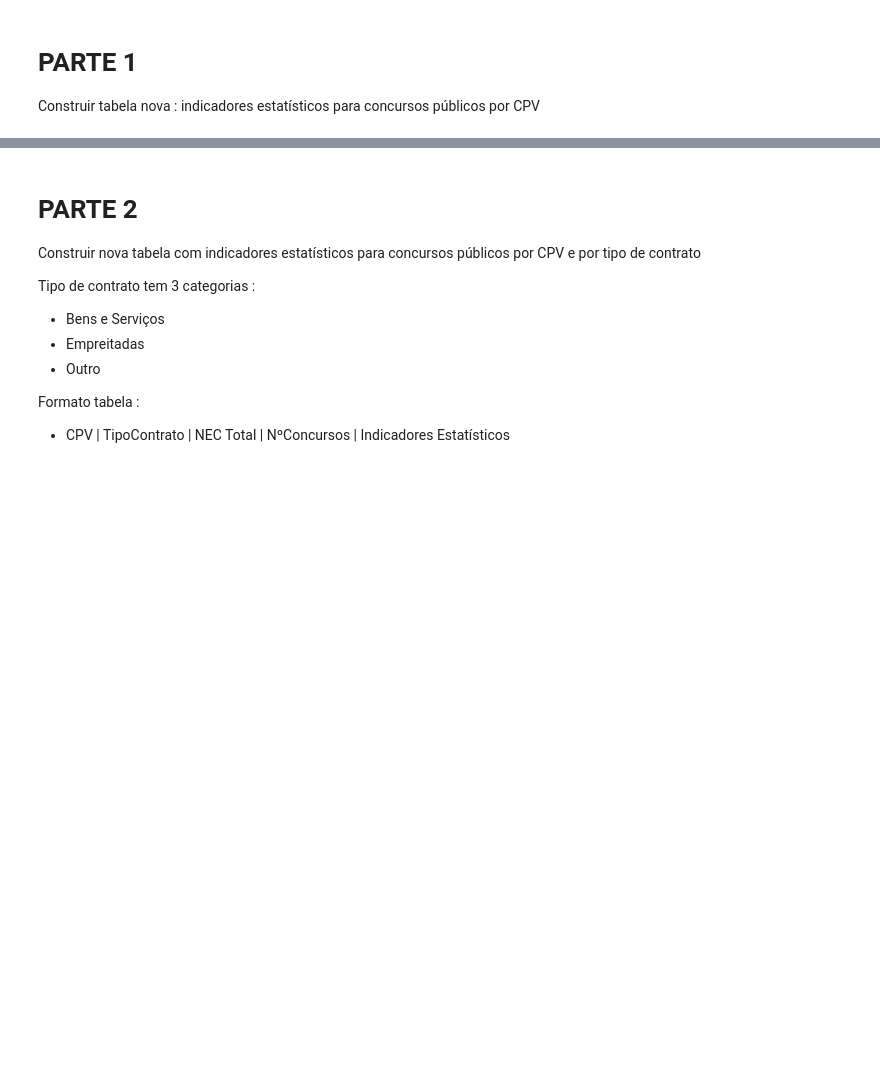
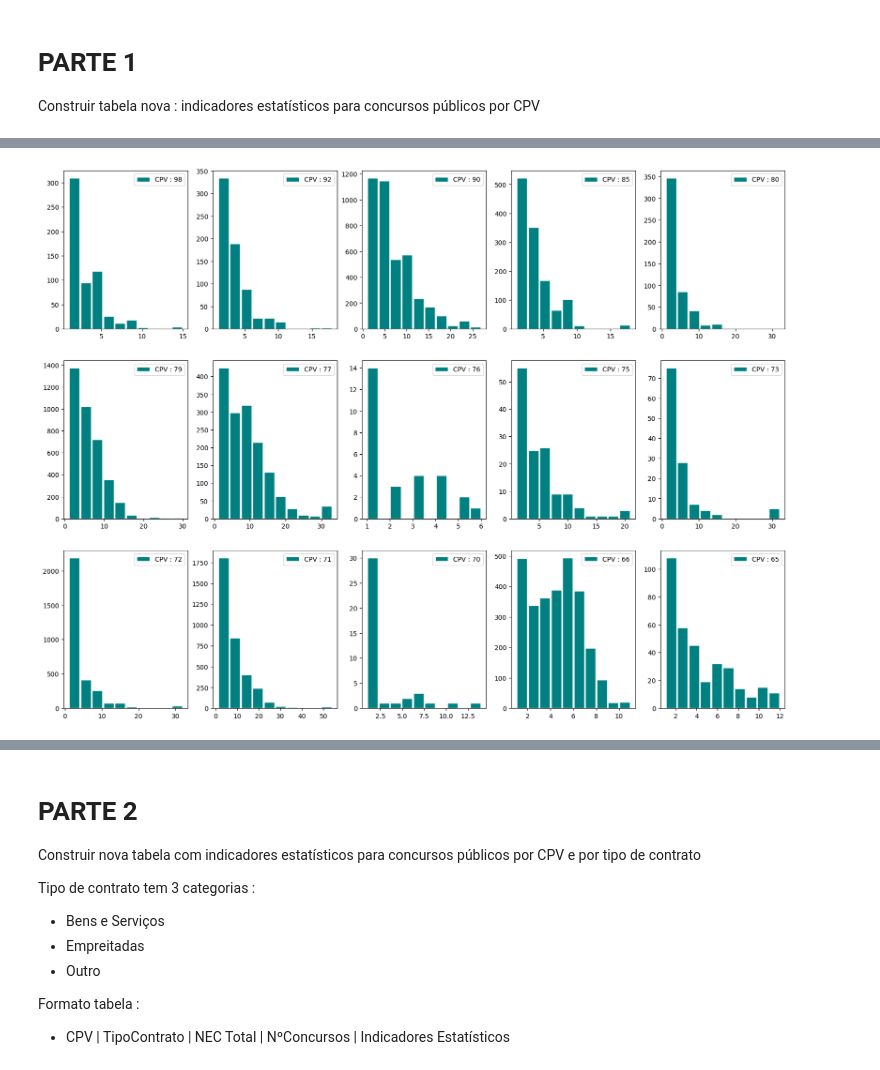
Before and after one commit to francisco-vpereira/ForceraIntership, a Jupyter notebook: forcera/scripts/notebooks/3. análise_final/flagR019.ipynb, the cells around one changed output, grey strips where cells are left out. Cells and saved outputs as stored; diff of their text form; code cells hidden in the pictures; blank space fills up the shorter version.

```diff
--- a/forcera/scripts/notebooks/3. análise_final/flagR019.ipynb
+++ b/forcera/scripts/notebooks/3. análise_final/flagR019.ipynb
@@ -50,0 +91,2 @@ array(['98', '92', '90', '85', '80', '79', '77', '76', '75', '73', '72',
+# %%
+data1 = data[data["cpv"] != 0]
@@ -50,0 +123,18 @@ array(['98', '92', '90', '85', '80', '79', '77', '76', '75', '73', '72',
+# %%
+figure, axis = plt.subplots(3, 5, figsize=(20,15))
+
+counter = 0
+
+for i in range(3):
+    for j in range(5):
+
+        ax = axis[i][j]
+        df = data1.loc[data1["cpv"] == CPV[counter], "nec"]
+        ax.hist(df, edgecolor='white', color='teal', rwidth=0.9, label = 'CPV : ' + str(int(CPV[counter])))
+        counter += 1
+        ax.legend(loc = 'best')
+
+plt.savefig('/home/francisco/MECAD/2º Ano/Estágio/tese/tese_pt/imagens/r019_hist1.png',dpi = 500 ,bbox_inches='tight')
+plt.show()
+# %% [output]
+[figure, added]
```
Also changed, not shown: parts of 40 cells of this notebook, 1 other file.
